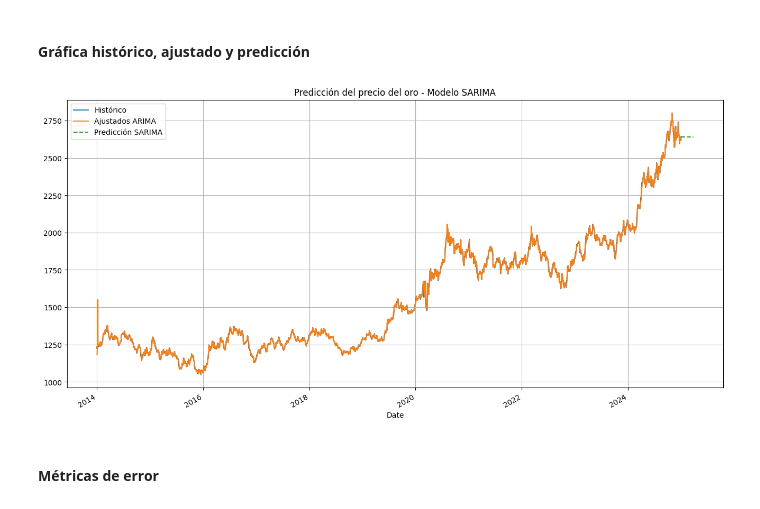
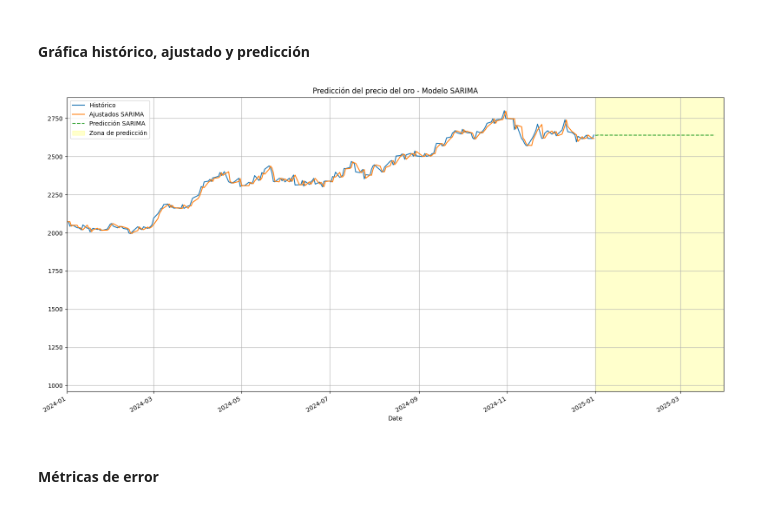
Before and after one commit to edreyesc/ProyectoFinal, a Jupyter notebook: proyectoFinal.ipynb, the cells around one changed output. Saved outputs shown, nothing was run; the diff lists cells and outputs as text; code cells hidden in the pictures.

```diff
--- a/proyectoFinal.ipynb
+++ b/proyectoFinal.ipynb
@@ -480,16 +465,21 @@ Freq: B, dtype: float64
 # Valores ajustados
 fitted_sarima = modelo_sarima.predict(start = 1, end = len(df_gold) - 1, type='leve')
 # %%
-plt.figure(figsize=(16,8))
+# Gráfica de predicción futura
+fig, ax = plt.subplots(figsize=(16, 8))
 df_gold['Price'].plot(label='Histórico')
-plt.plot(fitted_sarima.index, fitted_sarima, label="Ajustados ARIMA")
+plt.plot(fitted_sarima.index, fitted_sarima, label="Ajustados SARIMA")
 prediccion_sarima.plot(label='Predicción SARIMA', linestyle='--')
+ax.axvspan('2025-01-01', '2025-03-31', color='yellow', alpha=0.2, label='Zona de predicción')
 plt.legend()
 plt.title('Predicción del precio del oro - Modelo SARIMA')
 plt.grid(True)
+# Mostrar solo los años 2024 y 2025
+plt.xlim('2024-01-01', '2025-03-31')
+plt.tight_layout()
 plt.show()
 # %% [output]
-[figure, old version]
+[figure, new version]
 # %% [markdown]
 #### Métricas de error
 # %%
```
Also changed, not shown: parts of 4 cells of this notebook.
